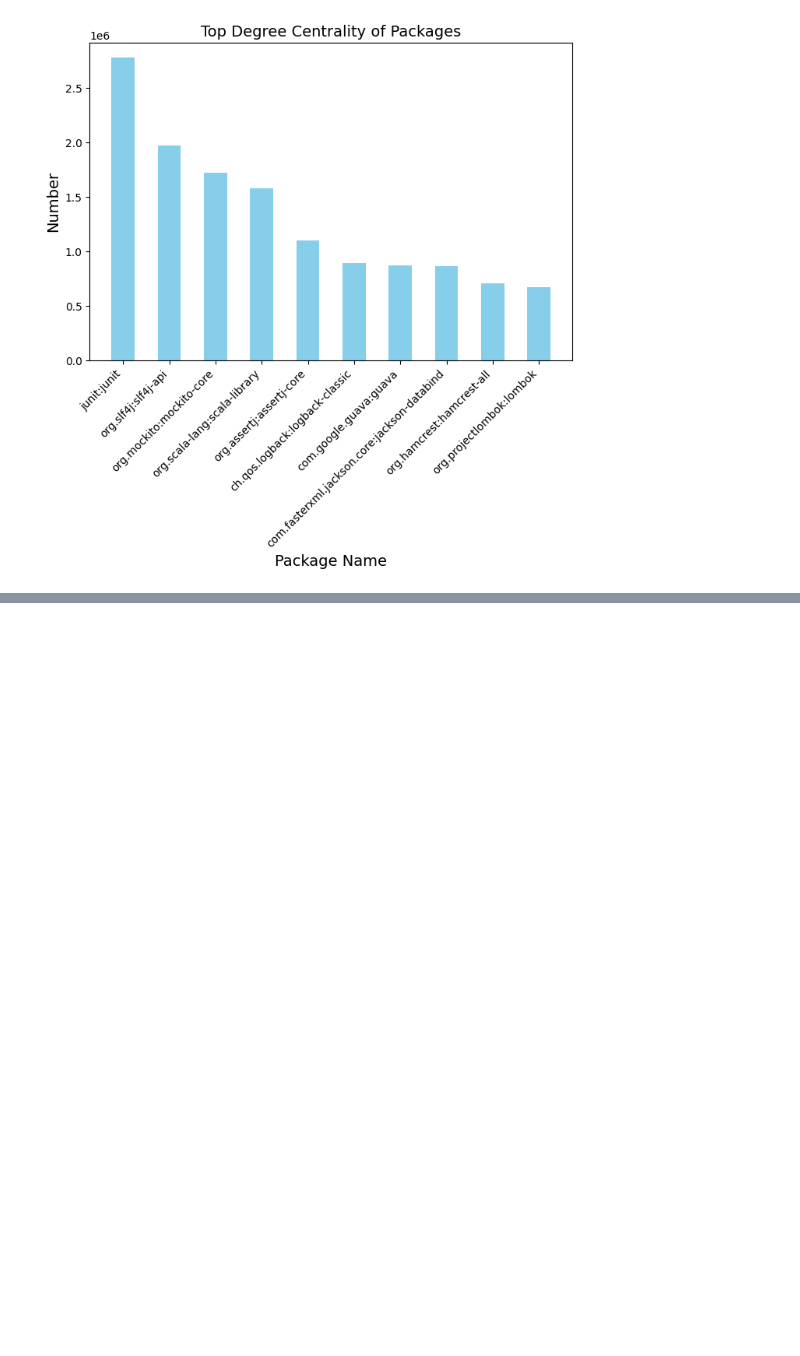
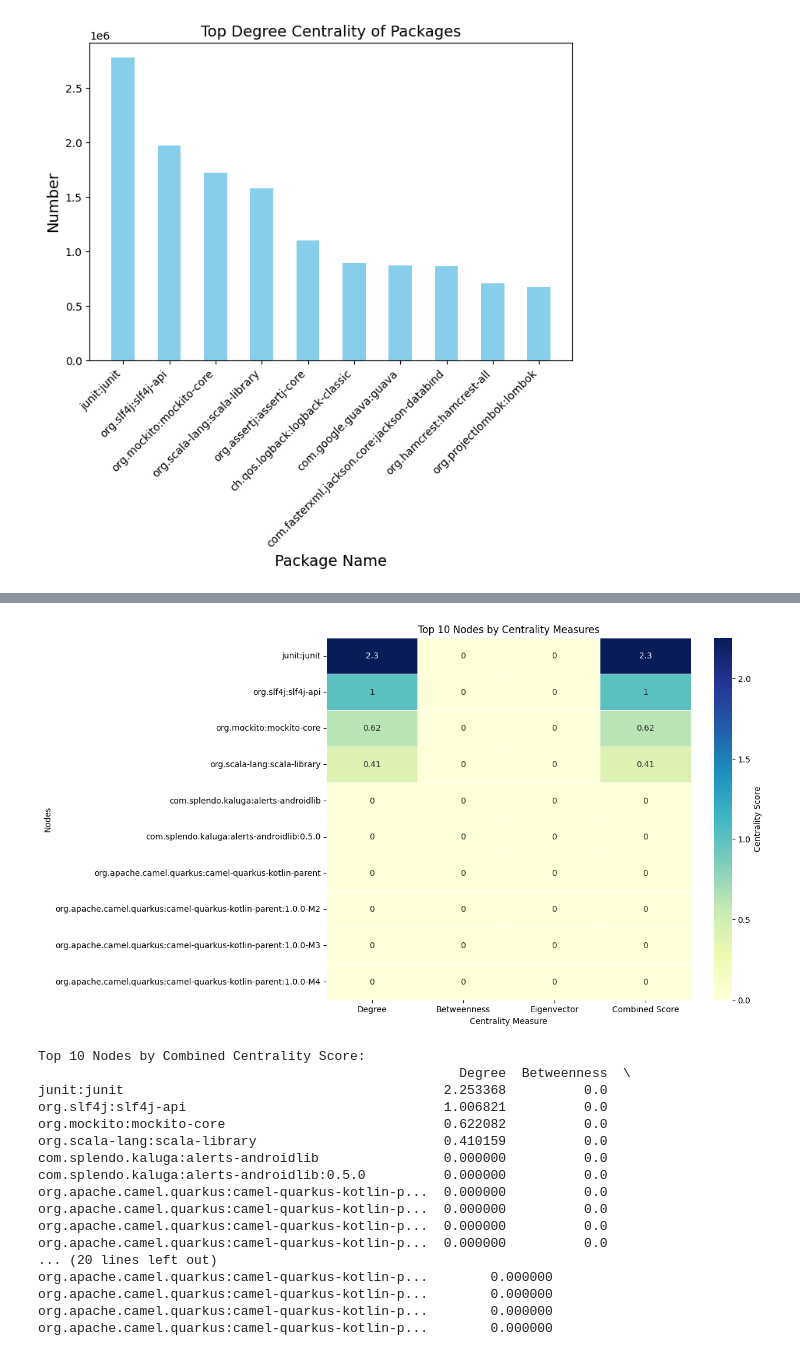
Before and after one commit to Wapiti08/DPAnalyzer, a Jupyter notebook: exp/graphml_exp.ipynb, the cells around one changed output, grey strips where cells are left out. Drawn from its saved outputs; the diff is of its cells as text; code cells hidden in the pictures; blank space fills up the shorter version.

```diff
--- a/exp/graphml_exp.ipynb
+++ b/exp/graphml_exp.ipynb
@@ -224,0 +230,54 @@ plt.show()
+# %%
+# Convert lists of tuples into dictionaries
+degree_dict = dict(top_degree_standardized)
+betweenness_dict = dict(top_between_standardized)
+eigenvector_dict = dict(top_eigen_standardized)
+
+# Collect all unique nodes and sort them
+all_nodes = sorted(set(degree_dict) | set(betweenness_dict) | set(eigenvector_dict))
+
+# Create a DataFrame with nodes as rows and centralities as columns
+data = pd.DataFrame({
+    'Degree': [degree_dict.get(node, 0) for node in all_nodes],
+    'Betweenness': [betweenness_dict.get(node, 0) for node in all_nodes],
+    'Eigenvector': [eigenvector_dict.get(node, 0) for node in all_nodes]
+}, index=all_nodes)
+
+# Compute a combined score (e.g., sum of scores)
+data['Combined Score'] = data.sum(axis=1)
+
+# Sort by the combined score and take the top 10
+top_10_nodes = data.nlargest(10, 'Combined Score')
+
+# Plot the heatmap for top 10 nodes
+plt.figure(figsize=(10, 8))
+sns.heatmap(top_10_nodes, annot=True, cmap='YlGnBu', cbar_kws={'label': 'Centrality Score'}, linewidths=0.5)
+
+# Add labels and title
+plt.title('Top 10 Nodes by Centrality Measures')
+plt.xlabel('Centrality Measure')
+plt.ylabel('Nodes')
+plt.show()
+
+# Display the top 10 nodes
+print("Top 10 Nodes by Combined Centrality Score:")
+print(top_10_nodes)
+# %% [output]
+[figure, added]
+Top 10 Nodes by Combined Centrality Score:
+                                                      Degree  Betweenness  \
+junit:junit                                         2.253368          0.0
+org.slf4j:slf4j-api                                 1.006821          0.0
+org.mockito:mockito-core                            0.622082          0.0
+org.scala-lang:scala-library                        0.410159          0.0
+com.splendo.kaluga:alerts-androidlib                0.000000          0.0
+com.splendo.kaluga:alerts-androidlib:0.5.0          0.000000          0.0
+org.apache.camel.quarkus:camel-quarkus-kotlin-p...  0.000000          0.0
+org.apache.camel.quarkus:camel-quarkus-kotlin-p...  0.000000          0.0
+org.apache.camel.quarkus:camel-quarkus-kotlin-p...  0.000000          0.0
+org.apache.camel.quarkus:camel-quarkus-kotlin-p...  0.000000          0.0
+... (20 lines left out)
+org.apache.camel.quarkus:camel-quarkus-kotlin-p...        0.000000
+org.apache.camel.quarkus:camel-quarkus-kotlin-p...        0.000000
+org.apache.camel.quarkus:camel-quarkus-kotlin-p...        0.000000
+org.apache.camel.quarkus:camel-quarkus-kotlin-p...        0.000000
```
Also changed, not shown: parts of 4 cells of this notebook, 3 other files.
